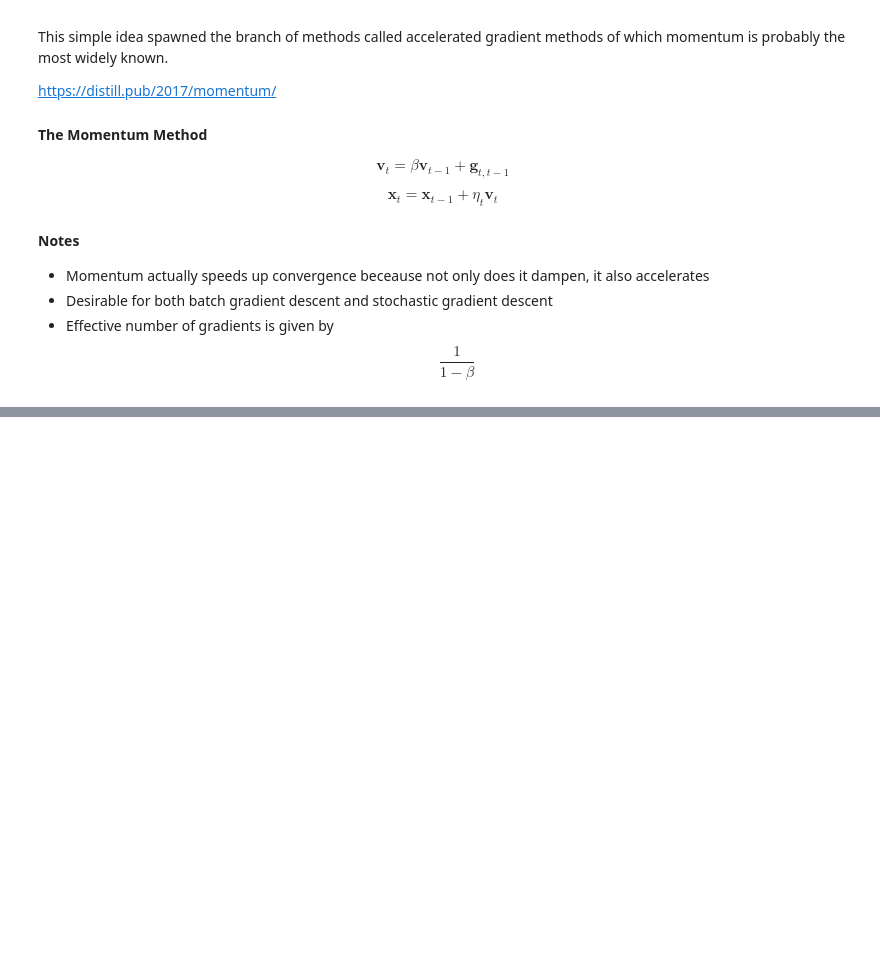
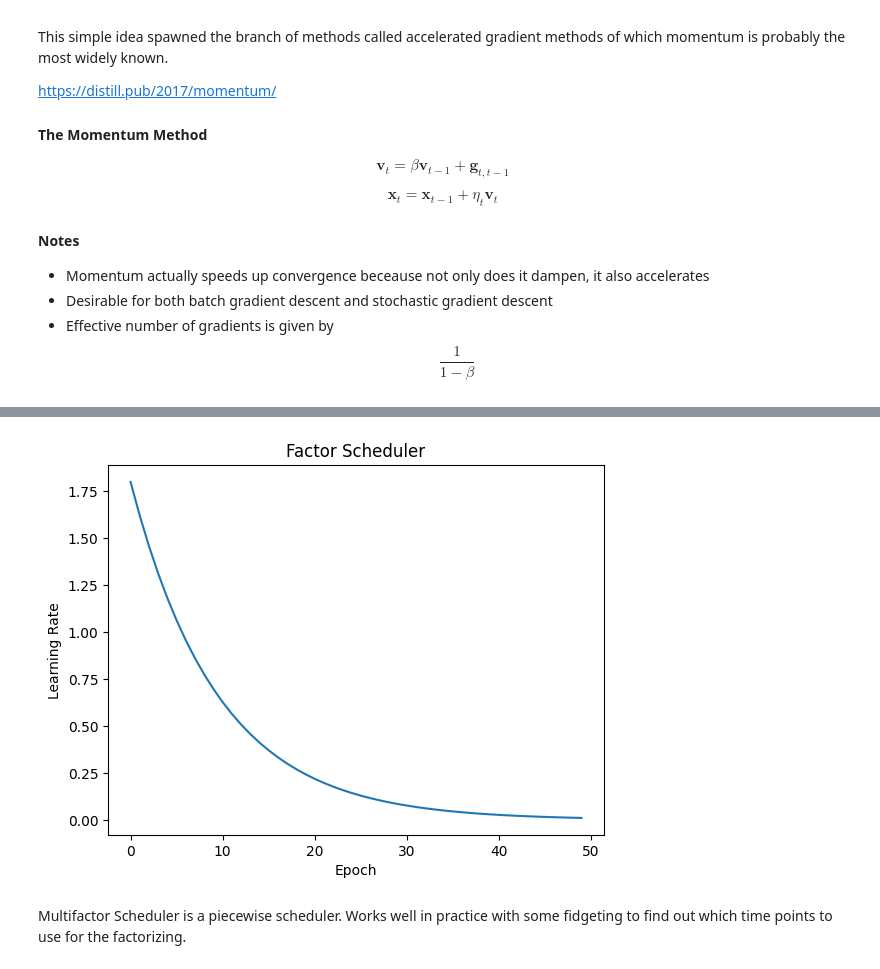
Before and after one commit to dhuvik/COMP664-Deep-Learning, a Jupyter notebook: Chapter 12 - Optimization Algorithms.ipynb, the cells around one changed output, grey strips where cells are left out. Cells and saved outputs as stored; diff of their text form; code cells hidden in the pictures; blank space fills up the shorter version.

```diff
--- a/Chapter 12 - Optimization Algorithms.ipynb
+++ b/Chapter 12 - Optimization Algorithms.ipynb
@@ -281,0 +425,20 @@ $$ \frac{1}{1-\beta}$$
+# %%
+### Factor Scheduler eta_t = eta_t-1 * alpha for alpha \in (0,1)
+
+class FactorScheduler:
+    """Factor Scheduler"""
+    def __init__(self, factor, stop_factor_lr, base_lr):
+        self.factor = factor
+        self.stop_factor_lr = stop_factor_lr
+        self.base_lr = base_lr
+
+    def __call__(self, num_update):
+        self.base_lr = max(self.stop_factor_lr, self.base_lr * self.factor)
+        return self.base_lr
+# %%
+scheduler = FactorScheduler(factor=0.9, stop_factor_lr=1e-2, base_lr=2.0)
+plot_learning_rate_scheduler(scheduler, num_epochs=50)
+# %% [output]
+[figure, added]
+# %% [markdown]
+Multifactor Scheduler is a piecewise scheduler. Works well in practice with some fidgeting to find out which time points to use for the factorizing.
```
Also changed, not shown: parts of 24 cells of this notebook, 1 other file.
